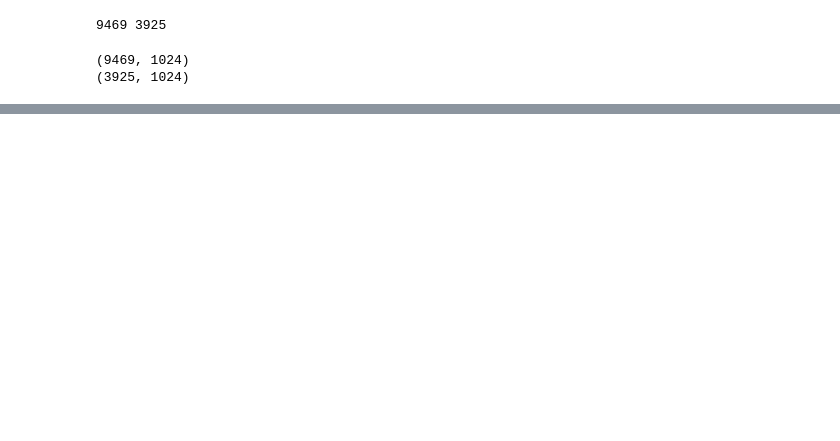
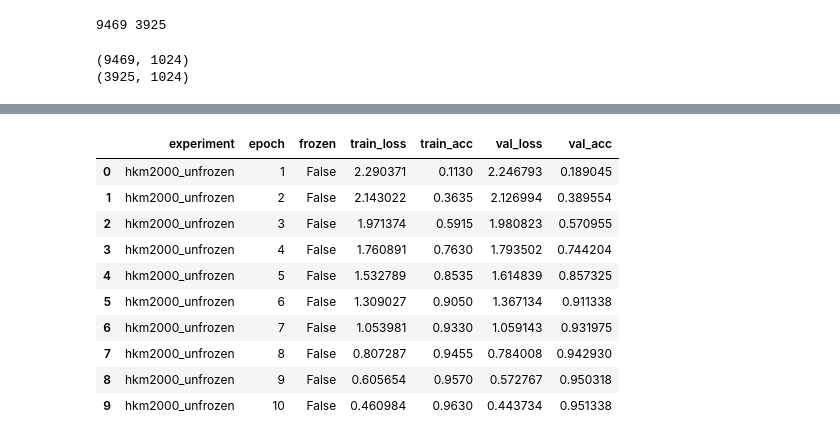
Before and after one commit to DaminikaDz/Data_Ranking_Training_Dynamics, a Jupyter notebook: src/colab.ipynb, the cells around one changed output, grey strips where cells are left out. Drawn from its saved outputs; the diff is of its cells as text; code cells hidden in the pictures; blank space fills up the shorter version.

```diff
--- a/src/colab.ipynb
+++ b/src/colab.ipynb
@@ -124,0 +192,9 @@ np.save("val_labels.npy", val_labels)
+# %%
+hkm_subset_ds = Subset(train_ds, sampled_indices)
+# %%
+batch_size = 64
+
+full_train_loader = DataLoader(train_ds, batch_size=batch_size, shuffle=True, num_workers=2, pin_memory=True)
+hkm_train_loader = DataLoader(hkm_subset_ds, batch_size=batch_size, shuffle=True, num_workers=2, pin_memory=True)
+
+val_loader = DataLoader(val_ds, batch_size=batch_size, shuffle=False, num_workers=2, pin_memory=True)
@@ -124,0 +256,32 @@ np.save("val_labels.npy", val_labels)
+# %%
+def run_experiment(name, train_loader, frozen=True, epochs=5):
+    model = create_resnet50(frozen=frozen)
+    criterion = nn.CrossEntropyLoss()
+
+    if frozen:
+        optimizer = torch.optim.AdamW(model.fc.parameters(), lr=1e-3)
+    else:
+        optimizer = torch.optim.AdamW(model.parameters(), lr=1e-5)
+
+    history = []
+
+    for epoch in range(epochs):
+        train_loss, train_acc = train_one_epoch(model, train_loader, optimizer, criterion)
+        val_loss, val_acc = evaluate(model, val_loader, criterion)
+
+        print(
+            f"{name} | epoch {epoch+1}/{epochs} | "
+            f"train_acc={train_acc:.4f} | val_acc={val_acc:.4f}"
+        )
+
+        history.append({
+            "experiment": name,
+            "epoch": epoch + 1,
+            "frozen": frozen,
+            "train_loss": train_loss,
+            "train_acc": train_acc,
+            "val_loss": val_loss,
+            "val_acc": val_acc
+        })
+
+    return pd.DataFrame(history)
@@ -124,0 +314,2 @@ np.save("val_labels.npy", val_labels)
+# %%
+new_result = run_experiment("hkm2000_unfrozen", hkm_train_loader, frozen=False, epochs=10)
@@ -124,0 +327,14 @@ np.save("val_labels.npy", val_labels)
+# %%
+new_result
+# %% [output]
+|  | experiment | epoch | frozen | train_loss | train_acc | val_loss | val_acc |
+| 0 | hkm2000_unfrozen | 1 | False | 2.290371 | 0.1130 | 2.246793 | 0.189045 |
+| 1 | hkm2000_unfrozen | 2 | False | 2.143022 | 0.3635 | 2.126994 | 0.389554 |
+| 2 | hkm2000_unfrozen | 3 | False | 1.971374 | 0.5915 | 1.980823 | 0.570955 |
+| 3 | hkm2000_unfrozen | 4 | False | 1.760891 | 0.7630 | 1.793502 | 0.744204 |
+| 4 | hkm2000_unfrozen | 5 | False | 1.532789 | 0.8535 | 1.614839 | 0.857325 |
+| 5 | hkm2000_unfrozen | 6 | False | 1.309027 | 0.9050 | 1.367134 | 0.911338 |
+| 6 | hkm2000_unfrozen | 7 | False | 1.053981 | 0.9330 | 1.059143 | 0.931975 |
+| 7 | hkm2000_unfrozen | 8 | False | 0.807287 | 0.9455 | 0.784008 | 0.942930 |
+| 8 | hkm2000_unfrozen | 9 | False | 0.605654 | 0.9570 | 0.572767 | 0.950318 |
+| 9 | hkm2000_unfrozen | 10 | False | 0.460984 | 0.9630 | 0.443734 | 0.951338 |
```
Also changed, not shown: parts of 20 cells of this notebook.
